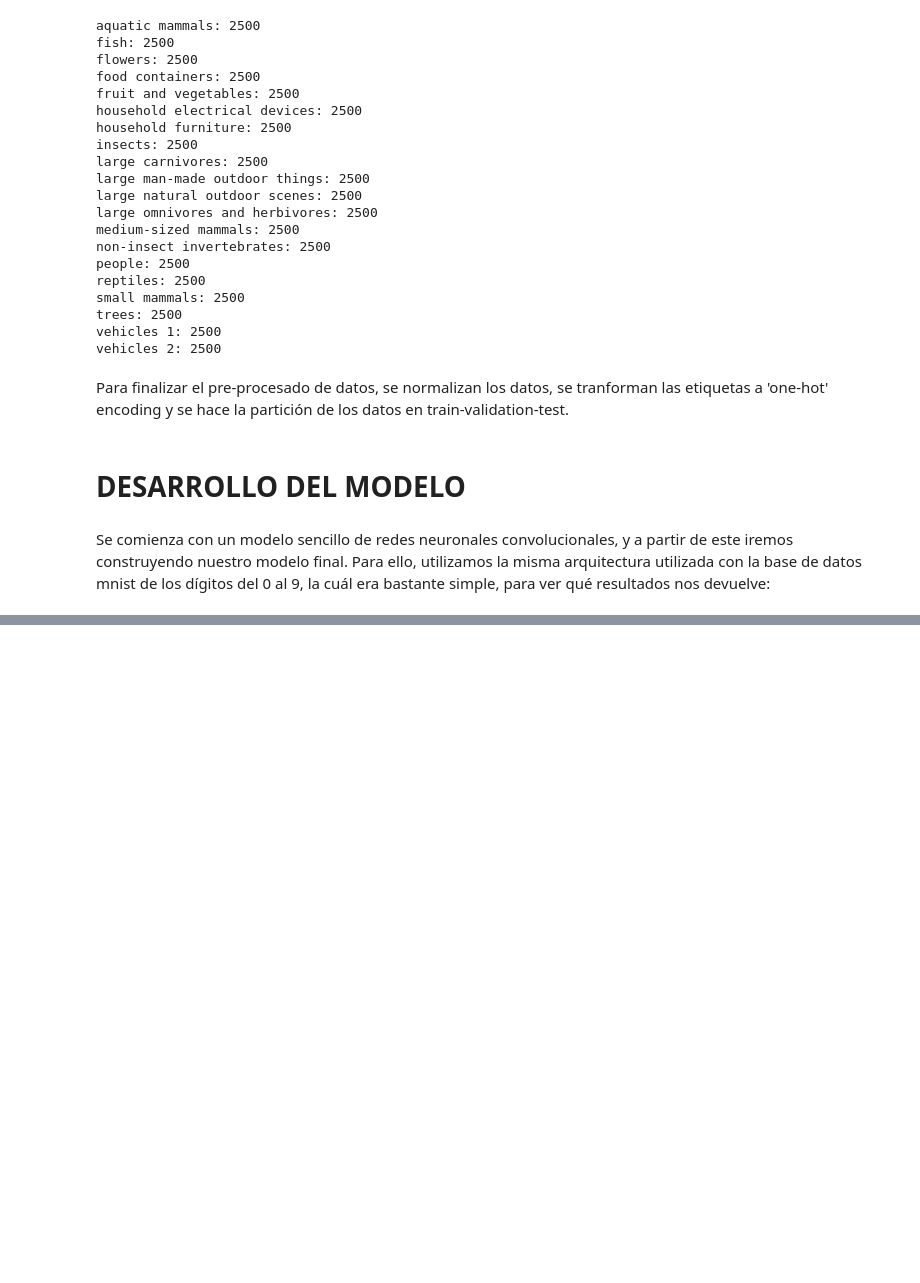
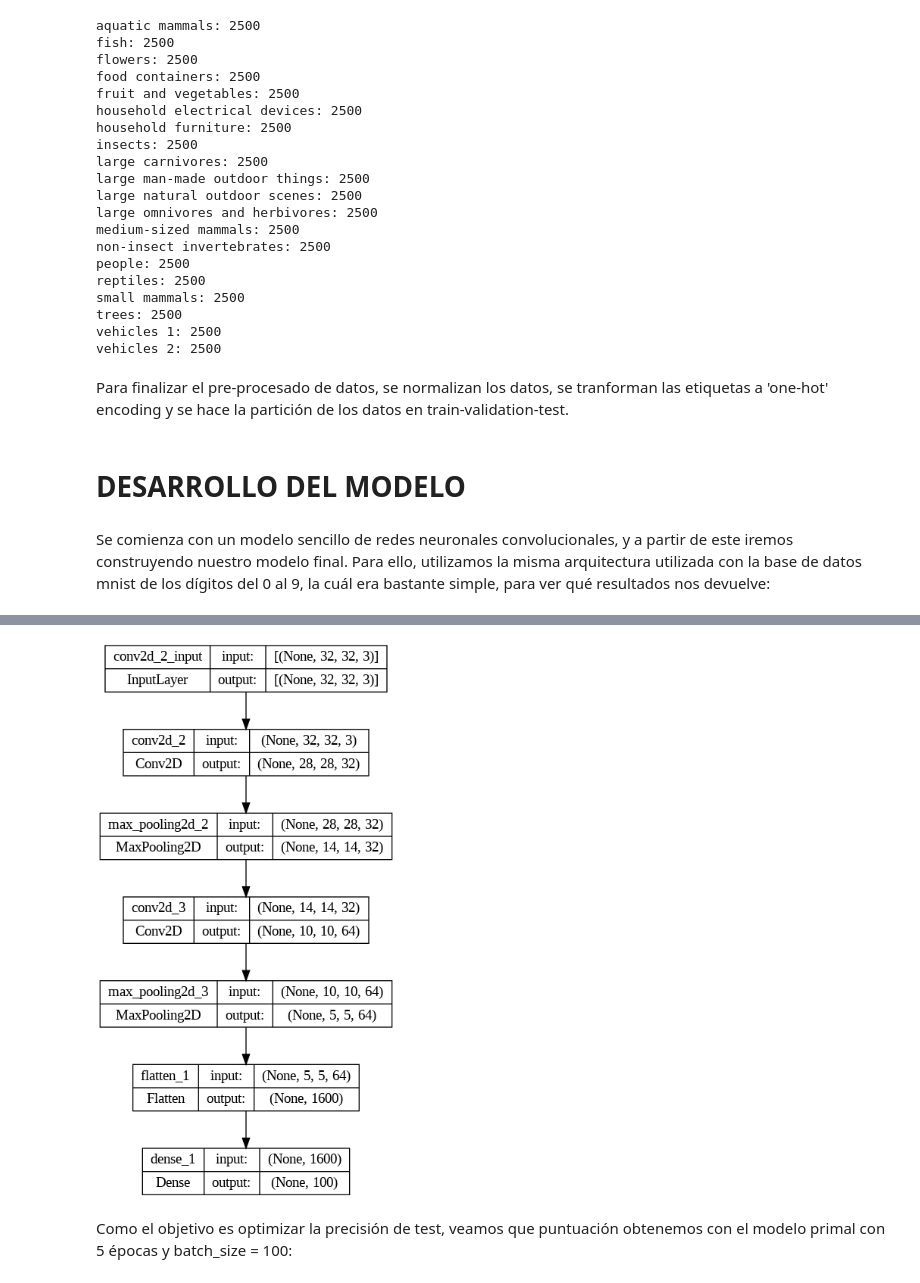
Before and after one commit to 9105507/APRENDIZAJE_AUTOMATICO_23_24, a Jupyter notebook: AA_PRACTICA3_GRUPO_7.ipynb, the cells around one changed output, grey strips where cells are left out. Cells and saved outputs as stored; diff of their text form; code cells hidden in the pictures; blank space fills up the shorter version.

```diff
--- a/AA_PRACTICA3_GRUPO_7.ipynb
+++ b/AA_PRACTICA3_GRUPO_7.ipynb
@@ -515,3 +525,9 @@ _________________________________________________________________
+# %%
+keras.utils.plot_model(model, "my_first_model.png", show_shapes=True)
+# %% [output]
+[figure, added]
+# %% [markdown]
+Como el objetivo es optimizar la precisión de test, veamos que puntuación obtenemos con el modelo primal con 5 épocas y batch_size = 100:
 # %%
 model.compile(loss='categorical_crossentropy',
               optimizer='rmsprop',
```
Also changed, not shown: parts of 21 cells of this notebook.
